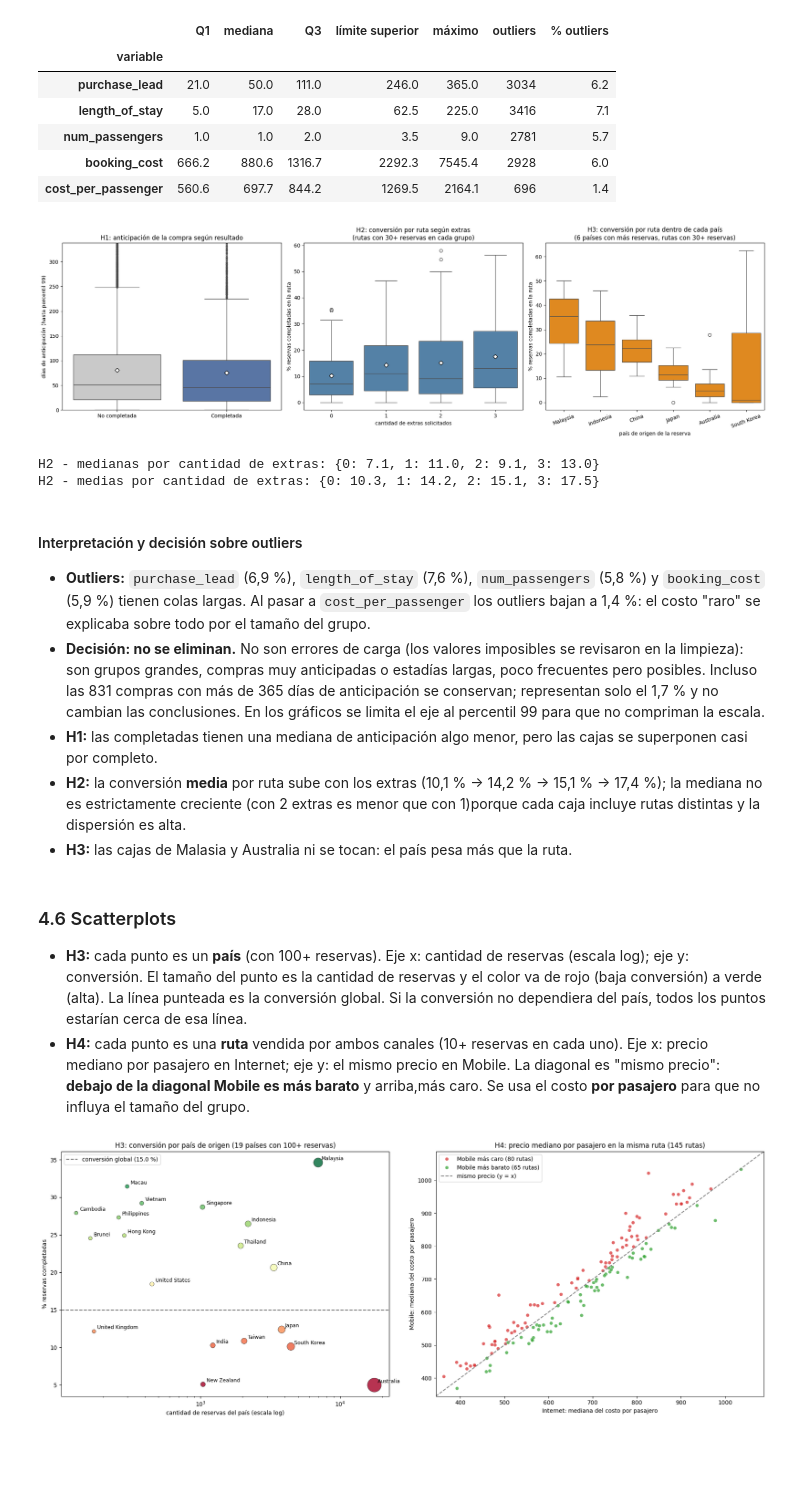
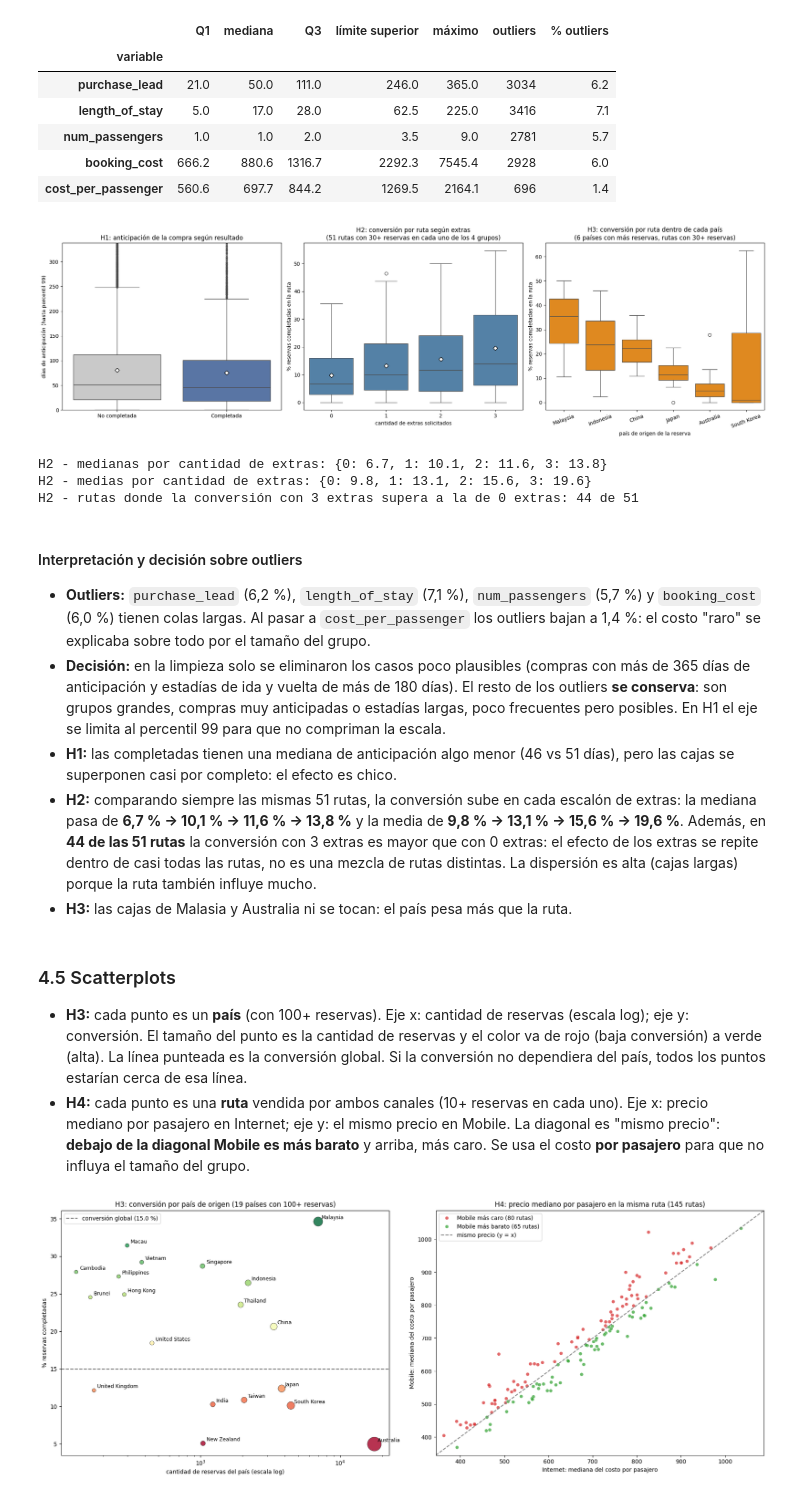
Before and after one commit to federicopintosr/diplomatura-tp-1, a Jupyter notebook: tp1/tp1.ipynb, the cells around one changed output. Cells and saved outputs as stored; diff of their text form; code cells hidden in the pictures; blank space fills up the shorter version.

Commit message:
ajustes en boxsplot por ruta
Co-Authored-By: Claude Sonnet 5.5 <noreply@anthropic.com>

```diff
--- a/tp1/tp1.ipynb
+++ b/tp1/tp1.ipynb
@@ -196,0 +160,8 @@ Name: length_of_stay, dtype: float64
+# %%
+# Nulo encubierto: '(not set)' en booking_origin significa que el país no se registró
+print(f"booking_origin = '(not set)': {(df['booking_origin'] == '(not set)').sum()} filas")
+df["booking_origin"] = df["booking_origin"].replace("(not set)", np.nan)
+
+nulos = df.isnull().sum()
+nulos = nulos[nulos > 0]
+pd.DataFrame({'nulos': nulos, 'porcentaje (%)': (nulos / len(df) * 100).round(2)})
@@ -206,7 +237,7 @@ binarias en 0/1, formato de ruta de 6 letras con origen distinto de destino). Ad
 En lugar de borrar esas filas (sería eliminar casi todos los viajes de ida), se reemplaza la estadía por `NaN`.
 # %%
 # Unificación de categorías de país
-df["booking_origin"] = df["booking_origin"].replace({"Czechia": "Czech Republic", "R�union": "Réunion"})
+df["booking_origin"] = df["booking_origin"].replace({"Czechia": "Czech Republic", "Rï¿½union": "Réunion"})
 
 # Reglas de validez: cada máscara marca las filas que la incumplen
 origen, destino = df["route"].str[:3], df["route"].str[3:]
@@ -498,6 +508,10 @@ conv_ruta_extras = (df.groupby(["route", "total_extras"], observed=True)["bookin
                       .agg(reservas="size", conversion="mean").reset_index())
 conv_ruta_extras = conv_ruta_extras[conv_ruta_extras["reservas"] >= MIN_RESERVAS]
 conv_ruta_extras["conversion"] *= 100
+# Solo rutas presentes en las 4 cajas (0, 1, 2 y 3 extras), para comparar siempre las mismas rutas
+grupos_por_ruta = conv_ruta_extras.groupby("route", observed=True)["total_extras"].nunique()
+rutas_completas = grupos_por_ruta[grupos_por_ruta == 4].index
+conv_ruta_extras = conv_ruta_extras[conv_ruta_extras["route"].isin(rutas_completas)]
 
 # H3: conversión de cada ruta dentro de los 6 países con más reservas
 top6_paises = df["booking_origin"].value_counts().head(6).index
@@ -512,52 +526,63 @@ orden_paises = conv_pais_ruta.groupby("booking_origin")["conversion"].median().s
 estilo_media = {"marker": "D", "markerfacecolor": "white", "markeredgecolor": "black"}
 fig, axes = plt.subplots(1, 3, figsize=(20, 6))
 
 sns.boxplot(data=df, x="booking_complete", y="purchase_lead", hue="booking_complete",
             palette=["#c9c9c9", "#4c72b0"], legend=False, showmeans=True, meanprops=estilo_media,
             flierprops={"markersize": 3, "alpha": 0.3}, ax=axes[0])
 axes[0].set_ylim(0, df["purchase_lead"].quantile(0.99))
 axes[0].set_xticks([0, 1], ["No completada", "Completada"])
 axes[0].set_title("H1: anticipación de la compra según resultado")
 axes[0].set_xlabel("")
 axes[0].set_ylabel("días de anticipación (hasta percentil 99)")
 
 sns.boxplot(data=conv_ruta_extras, x="total_extras", y="conversion", color="steelblue",
             showmeans=True, meanprops=estilo_media, ax=axes[1])
-axes[1].set_title(f"H2: conversión por ruta según extras\n(rutas con {MIN_RESERVAS}+ reservas en cada grupo)")
+axes[1].set_title(f"H2: conversión por ruta según extras\n({len(rutas_completas)} rutas con {MIN_RESERVAS}+ reservas en cada uno de los 4 grupos)")
 axes[1].set_xlabel("cantidad de extras solicitados")
 axes[1].set_ylabel("% reservas completadas en la ruta")
 
 sns.boxplot(data=conv_pais_ruta, x="booking_origin", y="conversion", order=orden_paises,
             color="darkorange", ax=axes[2])
 axes[2].set_title(f"H3: conversión por ruta dentro de cada país\n(6 países con más reservas, rutas con {MIN_RESERVAS}+ reservas)")
 axes[2].set_xlabel("país de origen de la reserva")
 axes[2].set_ylabel("% reservas completadas en la ruta")
 axes[2].tick_params(axis="x", rotation=20)
 
 plt.tight_layout()
 plt.show()
 
 print("H2 - medianas por cantidad de extras:", conv_ruta_extras.groupby("total_extras")["conversion"].median().round(1).to_dict())
 print("H2 - medias por cantidad de extras:", conv_ruta_extras.groupby("total_extras")["conversion"].mean().round(1).to_dict())
+pivot_extras = conv_ruta_extras.pivot(index="route", columns="total_extras", values="conversion")
+print(f"H2 - rutas donde la conversión con 3 extras supera a la de 0 extras: {(pivot_extras[3] > pivot_extras[0]).sum()} de {len(pivot_extras)}")
 # %% [output]
-[figure, old version]
+[figure, new version]
-H2 - medianas por cantidad de extras: {0: 7.1, 1: 11.0, 2: 9.1, 3: 13.0}
-H2 - medias por cantidad de extras: {0: 10.3, 1: 14.2, 2: 15.1, 3: 17.5}
+H2 - medianas por cantidad de extras: {0: 6.7, 1: 10.1, 2: 11.6, 3: 13.8}
+H2 - medias por cantidad de extras: {0: 9.8, 1: 13.1, 2: 15.6, 3: 19.6}
+H2 - rutas donde la conversión con 3 extras supera a la de 0 extras: 44 de 51
 # %% [markdown]
 #### Interpretación y decisión sobre outliers
-- **Outliers:** `purchase_lead` (6,9 %), `length_of_stay` (7,6 %), `num_passengers` (5,8 %) y `booking_cost` (5,9 %) tienen colas largas. Al pasar a `cost_per_passenger` los outliers bajan a 1,4 %: el costo "raro" se explicaba sobre todo por el tamaño del grupo.
-- **Decisión: no se eliminan.** No son errores de carga (los valores imposibles se revisaron en la limpieza): son grupos grandes, compras muy anticipadas o estadías largas, poco frecuentes pero posibles. Incluso las 831 compras con más
-de 365 días de anticipación se conservan; representan solo el 1,7 % y no cambian las conclusiones. En los gráficos se limita el eje al percentil 99 para que no compriman la escala.
-- **H1:** las completadas tienen una mediana de anticipación algo menor, pero las cajas se superponen casi por completo.
-- **H2:** la conversión **media** por ruta sube con los extras (10,1 % → 14,2 % → 15,1 % → 17,4 %); la mediana no es estrictamente creciente (con 2 extras es menor que con 1)porque cada caja incluye rutas distintas y la dispersión es alta.
+- **Outliers:** `purchase_lead` (6,2 %), `length_of_stay` (7,1 %), `num_passengers` (5,7 %) y `booking_cost` (6,0 %)
+  tienen colas largas. Al pasar a `cost_per_passenger` los outliers bajan a 1,4 %: el costo "raro" se explicaba sobre
+  todo por el tamaño del grupo.
+- **Decisión:** en la limpieza solo se eliminaron los casos poco plausibles (compras con más de 365 días de anticipación
+  y estadías de ida y vuelta de más de 180 días). El resto de los outliers **se conserva**: son grupos grandes, compras
+  muy anticipadas o estadías largas, poco frecuentes pero posibles. En H1 el eje se limita al percentil 99 para que no
+  compriman la escala.
+- **H1:** las completadas tienen una mediana de anticipación algo menor (46 vs 51 días), pero las cajas se superponen
+  casi por completo: el efecto es chico.
+- **H2:** comparando siempre las mismas 51 rutas, la conversión sube en cada escalón de extras: la mediana pasa de
+  **6,7 % → 10,1 % → 11,6 % → 13,8 %** y la media de **9,8 % → 13,1 % → 15,6 % → 19,6 %**. Además, en **44 de las 51
+  rutas** la conversión con 3 extras es mayor que con 0 extras: el efecto de los extras se repite dentro de casi todas
+  las rutas, no es una mezcla de rutas distintas. La dispersión es alta (cajas largas) porque la ruta también influye mucho.
 - **H3:** las cajas de Malasia y Australia ni se tocan: el país pesa más que la ruta.
 # %% [markdown]
-### 4.6 Scatterplots
+### 4.5 Scatterplots
 
 - **H3:** cada punto es un **país** (con 100+ reservas). Eje x: cantidad de reservas (escala log); eje y: conversión. El tamaño del punto es la cantidad de reservas y el color va de rojo (baja conversión) a verde (alta). La línea punteada es la conversión global. Si la conversión no dependiera del país, todos los puntos estarían cerca de esa línea.
 - **H4:** cada punto es una **ruta** vendida por ambos canales (10+ reservas en cada uno).
 Eje x: precio mediano por pasajero en Internet; eje y: el mismo precio en Mobile.
-La diagonal es "mismo precio": **debajo de la diagonal Mobile es más barato** y arriba,más caro.
+La diagonal es "mismo precio": **debajo de la diagonal Mobile es más barato** y arriba, más caro.
 Se usa el costo **por pasajero** para que no influya el tamaño del grupo.
 # %%
 # H3: una fila por país con su cantidad de reservas y su conversión (%)
```
Also changed, not shown: parts of 37 cells of this notebook, 1 other file.
